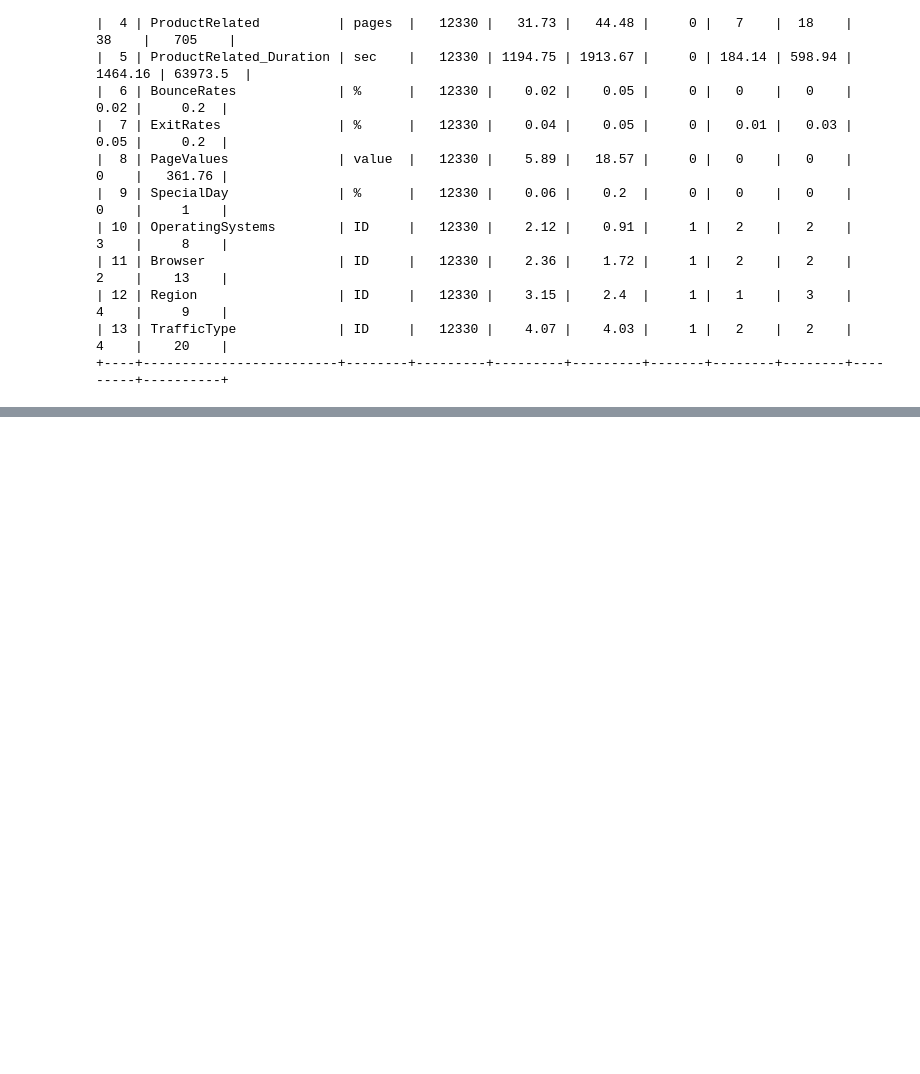
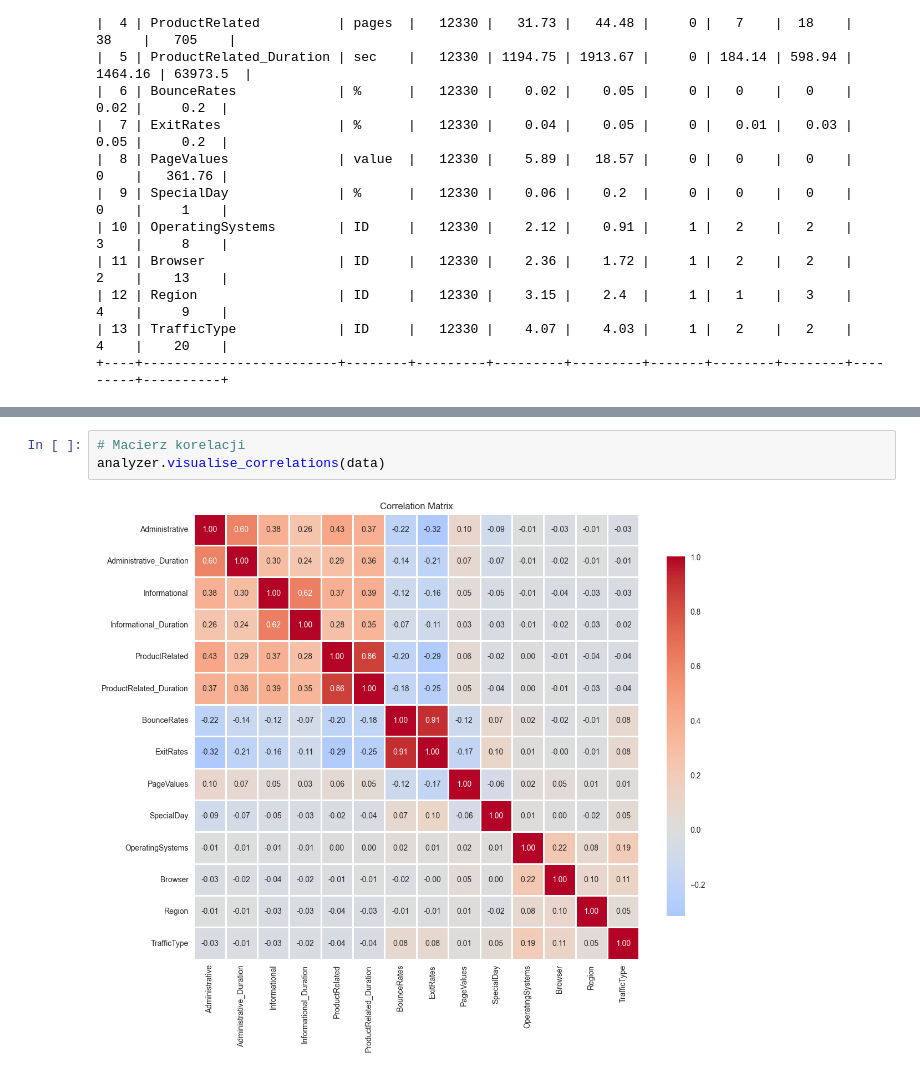
Before and after one commit to n3xus47/ML-in-python-CDV-Predicting-Purchase-Intentions, a Jupyter notebook: main.ipynb, the cells around one changed output, grey strips where cells are left out. Cells and saved outputs as stored; diff of their text form; blank space fills up the shorter version.

Commit message:
5: dokończenie klasy DataAnalyzer , analiza danych  przez wykresy

```diff
--- a/main.ipynb
+++ b/main.ipynb
@@ -156,0 +183,5 @@ Raport statystyczny:
+# %%
+# Macierz korelacji
+analyzer.visualise_correlations(data)
+# %% [output]
+[figure, added]
```
Also changed, not shown: parts of 4 cells of this notebook, 1 other file.
